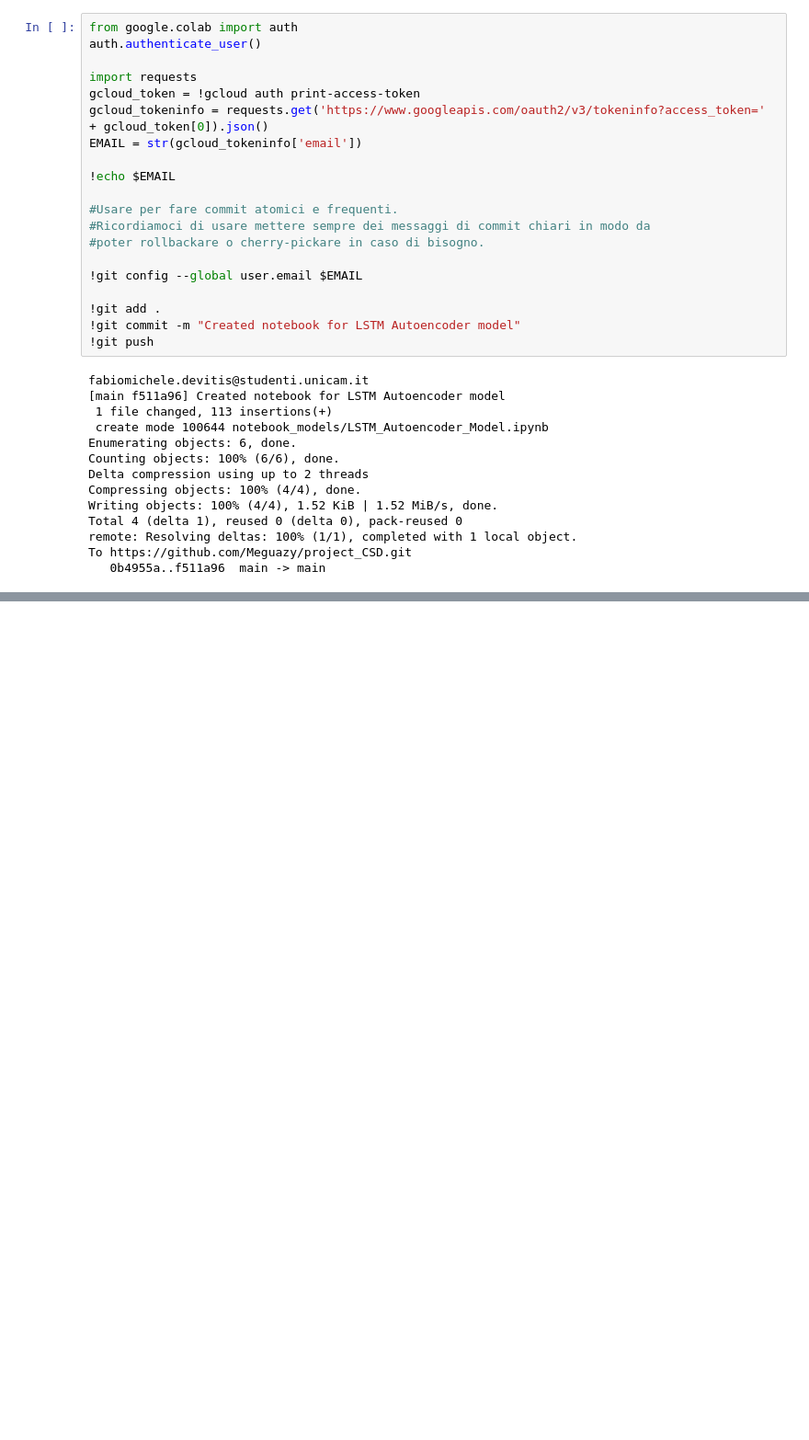
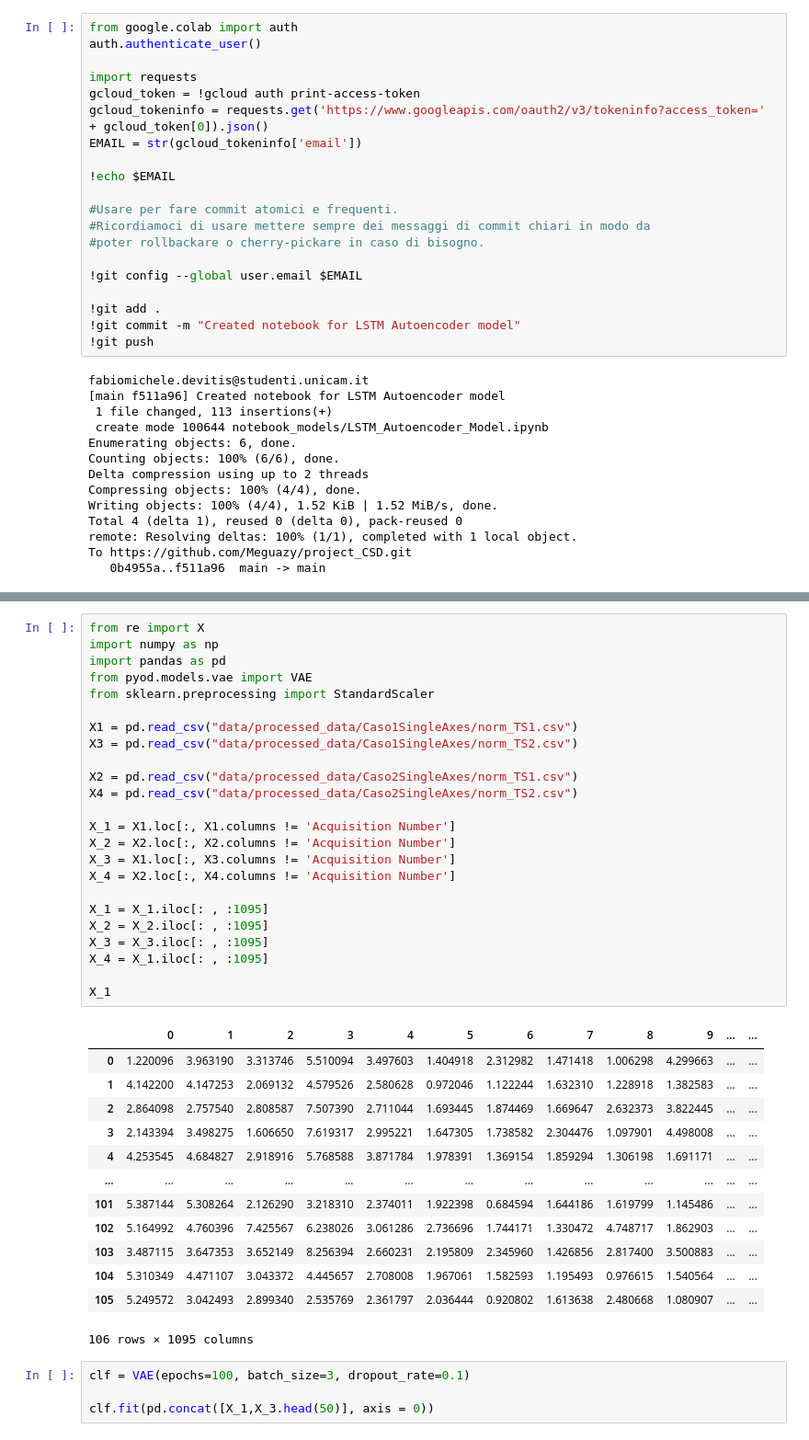
Before and after one commit to BianchiLuca28/project_CSD, a Jupyter notebook: notebook_models/VAE.ipynb, the cells around one changed output, grey strips where cells are left out. Shown at 92% size. Cells and saved outputs as stored; diff of their text form; blank space fills up the shorter version.

```diff
--- a/notebook_models/VAE.ipynb
+++ b/notebook_models/VAE.ipynb
@@ -124,0 +55,42 @@ y_test_scores = pd.Series(y_test_scores)
+# %%
+from re import X
+import numpy as np
+import pandas as pd
+from pyod.models.vae import VAE
+from sklearn.preprocessing import StandardScaler
+
+X1 = pd.read_csv("data/processed_data/Caso1SingleAxes/norm_TS1.csv")
+X3 = pd.read_csv("data/processed_data/Caso1SingleAxes/norm_TS2.csv")
+
+X2 = pd.read_csv("data/processed_data/Caso2SingleAxes/norm_TS1.csv")
+X4 = pd.read_csv("data/processed_data/Caso2SingleAxes/norm_TS2.csv")
+
+X_1 = X1.loc[:, X1.columns != 'Acquisition Number']
+X_2 = X2.loc[:, X2.columns != 'Acquisition Number']
+X_3 = X1.loc[:, X3.columns != 'Acquisition Number']
+X_4 = X2.loc[:, X4.columns != 'Acquisition Number']
+
+X_1 = X_1.iloc[: , :1095]
+X_2 = X_2.iloc[: , :1095]
+X_3 = X_3.iloc[: , :1095]
+X_4 = X_1.iloc[: , :1095]
+
+X_1
+# %% [output]
+|  | 0 | 1 | 2 | 3 | 4 | 5 | 6 | 7 | 8 | 9 | ... | ... |
+| 0 | 1.220096 | 3.963190 | 3.313746 | 5.510094 | 3.497603 | 1.404918 | 2.312982 | 1.471418 | 1.006298 | 4.299663 | ... | ... |
+| 1 | 4.142200 | 4.147253 | 2.069132 | 4.579526 | 2.580628 | 0.972046 | 1.122244 | 1.632310 | 1.228918 | 1.382583 | ... | ... |
+| 2 | 2.864098 | 2.757540 | 2.808587 | 7.507390 | 2.711044 | 1.693445 | 1.874469 | 1.669647 | 2.632373 | 3.822445 | ... | ... |
+| 3 | 2.143394 | 3.498275 | 1.606650 | 7.619317 | 2.995221 | 1.647305 | 1.738582 | 2.304476 | 1.097901 | 4.498008 | ... | ... |
+| 4 | 4.253545 | 4.684827 | 2.918916 | 5.768588 | 3.871784 | 1.978391 | 1.369154 | 1.859294 | 1.306198 | 1.691171 | ... | ... |
+| ... | ... | ... | ... | ... | ... | ... | ... | ... | ... | ... | ... | ... |
+| 101 | 5.387144 | 5.308264 | 2.126290 | 3.218310 | 2.374011 | 1.922398 | 0.684594 | 1.644186 | 1.619799 | 1.145486 | ... | ... |
+| 102 | 5.164992 | 4.760396 | 7.425567 | 6.238026 | 3.061286 | 2.736696 | 1.744171 | 1.330472 | 4.748717 | 1.862903 | ... | ... |
+| 103 | 3.487115 | 3.647353 | 3.652149 | 8.256394 | 2.660231 | 2.195809 | 2.345960 | 1.426856 | 2.817400 | 3.500883 | ... | ... |
+| 104 | 5.310349 | 4.471107 | 3.043372 | 4.445657 | 2.708008 | 1.967061 | 1.582593 | 1.195493 | 0.976615 | 1.540564 | ... | ... |
+| 105 | 5.249572 | 3.042493 | 2.899340 | 2.535769 | 2.361797 | 2.036444 | 0.920802 | 1.613638 | 2.480668 | 1.080907 | ... | ... |
+106 rows × 1095 columns
+# %%
+clf = VAE(epochs=100, batch_size=3, dropout_rate=0.1)
+
+clf.fit(pd.concat([X_1,X_3.head(50)], axis = 0))
```
Also changed, not shown: parts of 12 cells of this notebook.
